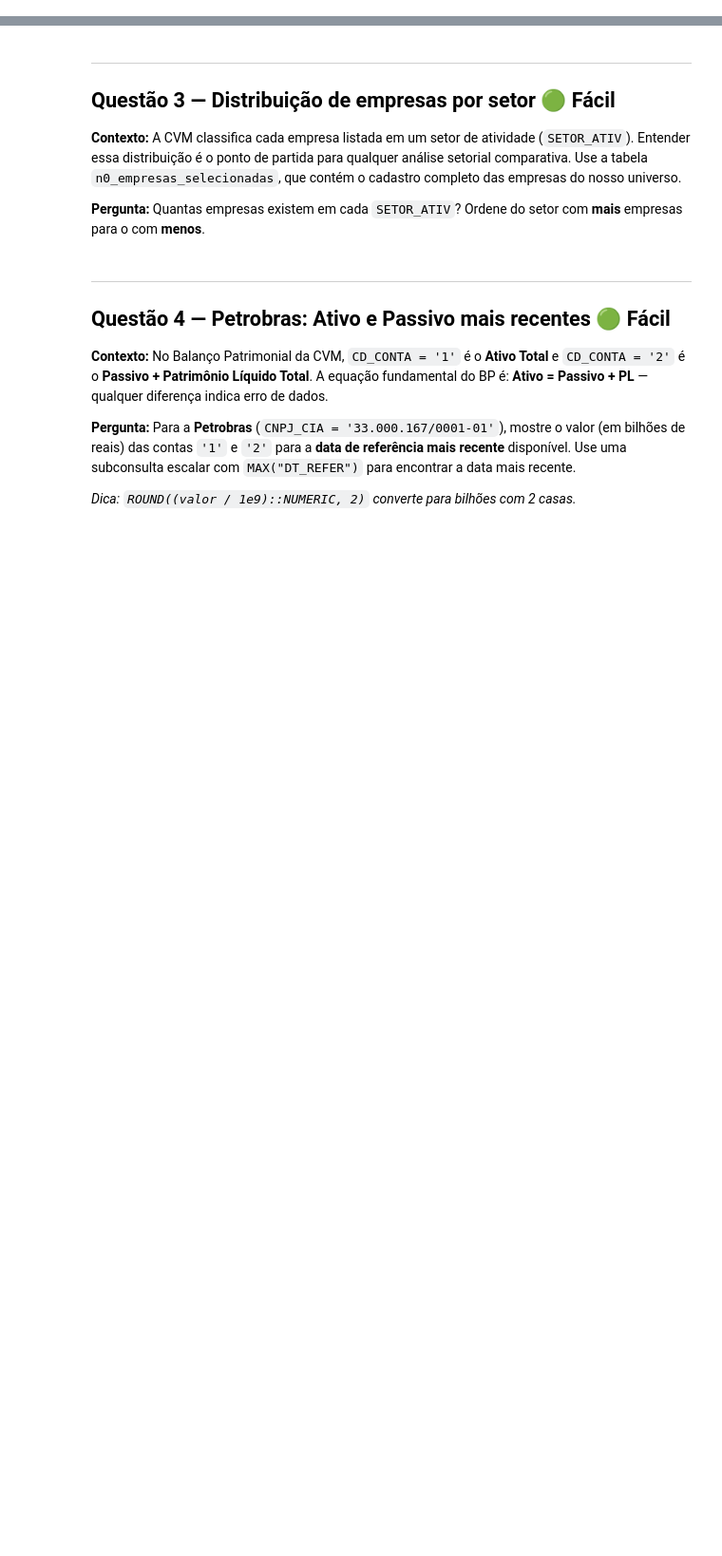
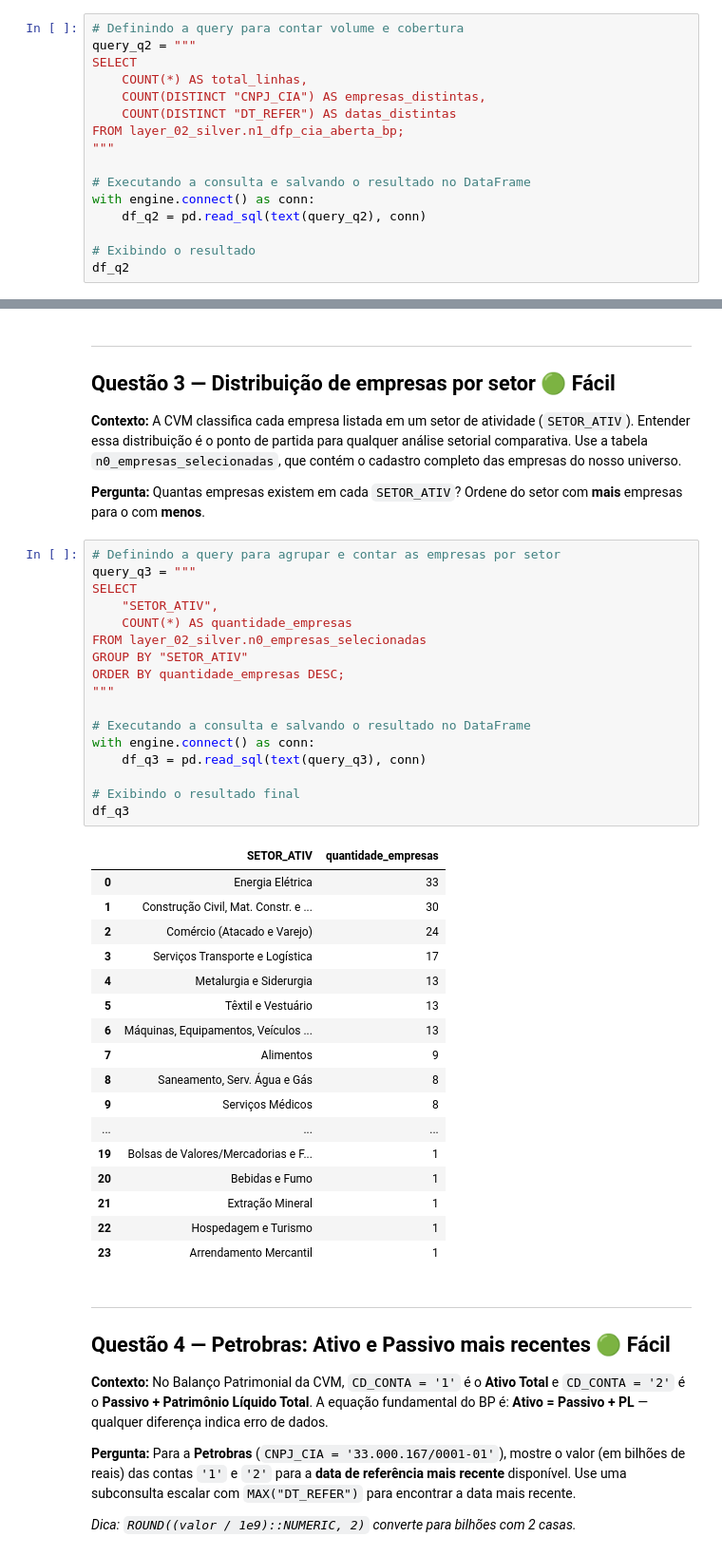
Before and after one commit to joaovargasvgs/bigdata_for_finance, a Jupyter notebook: exercicios/exercicios_sql_cvm.ipynb, the cells around one changed output, grey strips where cells are left out. Shown at 95% size. Cells and saved outputs as stored; diff of their text form; blank space fills up the shorter version.

```diff
--- a/exercicios/exercicios_sql_cvm.ipynb
+++ b/exercicios/exercicios_sql_cvm.ipynb
@@ -31,3 +94,19 @@
 - Total de linhas → `total_linhas`
 - Quantidade de empresas distintas (por `CNPJ_CIA`) → `empresas_distintas`
 - Quantidade de datas de referência distintas (`DT_REFER`) → `datas_distintas`
+# %%
+# Definindo a query para contar volume e cobertura
+query_q2 = """
+SELECT
+    COUNT(*) AS total_linhas,
+    COUNT(DISTINCT "CNPJ_CIA") AS empresas_distintas,
+    COUNT(DISTINCT "DT_REFER") AS datas_distintas
+FROM layer_02_silver.n1_dfp_cia_aberta_bp;
+"""
+
+# Executando a consulta e salvando o resultado no DataFrame
+with engine.connect() as conn:
+    df_q2 = pd.read_sql(text(query_q2), conn)
+
+# Exibindo o resultado
+df_q2
@@ -37,6 +119,41 @@
 **Contexto:** A CVM classifica cada empresa listada em um setor de atividade (`SETOR_ATIV`). Entender essa distribuição é o ponto de partida para qualquer análise setorial comparativa. Use a tabela `n0_empresas_selecionadas`, que contém o cadastro completo das empresas do nosso universo.
 
 **Pergunta:** Quantas empresas existem em cada `SETOR_ATIV`? Ordene do setor com **mais** empresas para o com **menos**.
+# %%
+# Definindo a query para agrupar e contar as empresas por setor
+query_q3 = """
+SELECT
+    "SETOR_ATIV",
+    COUNT(*) AS quantidade_empresas
+FROM layer_02_silver.n0_empresas_selecionadas
+GROUP BY "SETOR_ATIV"
+ORDER BY quantidade_empresas DESC;
+"""
+
+# Executando a consulta e salvando o resultado no DataFrame
+with engine.connect() as conn:
+    df_q3 = pd.read_sql(text(query_q3), conn)
+
+# Exibindo o resultado final
+df_q3
+# %% [output]
+|  | SETOR_ATIV | quantidade_empresas |
+| 0 | Energia Elétrica | 33 |
+| 1 | Construção Civil, Mat. Constr. e ... | 30 |
+| 2 | Comércio (Atacado e Varejo) | 24 |
+| 3 | Serviços Transporte e Logística | 17 |
+| 4 | Metalurgia e Siderurgia | 13 |
+| 5 | Têxtil e Vestuário | 13 |
+| 6 | Máquinas, Equipamentos, Veículos ... | 13 |
+| 7 | Alimentos | 9 |
+| 8 | Saneamento, Serv. Água e Gás | 8 |
+| 9 | Serviços Médicos | 8 |
+| ... | ... | ... |
+| 19 | Bolsas de Valores/Mercadorias e F... | 1 |
+| 20 | Bebidas e Fumo | 1 |
+| 21 | Extração Mineral | 1 |
+| 22 | Hospedagem e Turismo | 1 |
+| 23 | Arrendamento Mercantil | 1 |
 # %% [markdown]
 ---
 ## Questão 4 — Petrobras: Ativo e Passivo mais recentes 🟢 Fácil
```
Also changed, not shown: parts of 10 cells of this notebook.
